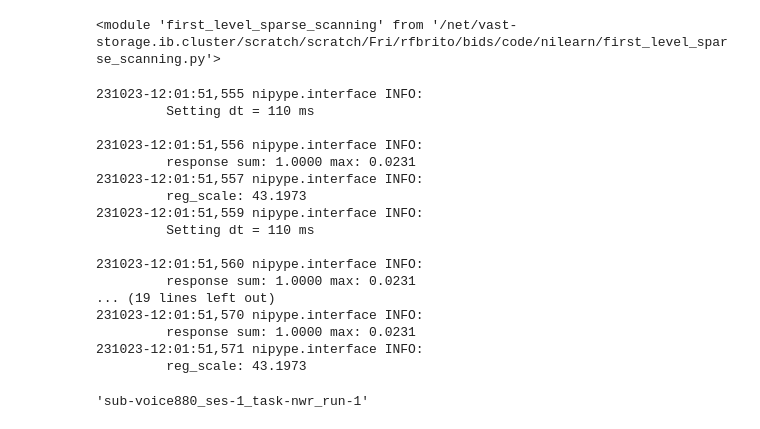
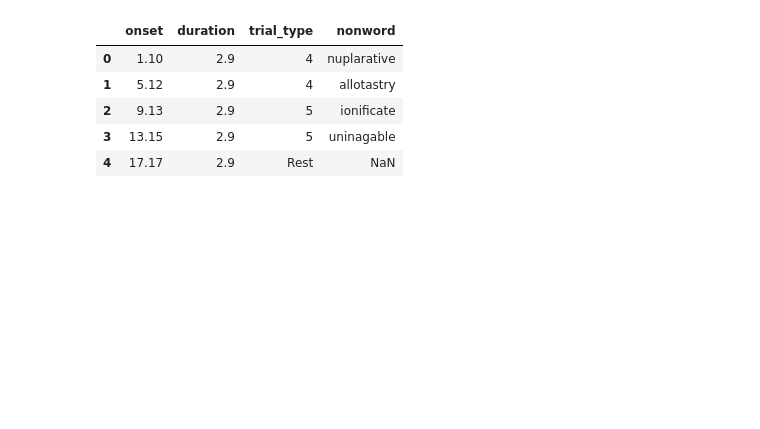
Before and after one commit to Rahul-Brito/mdd_voice_task, a Jupyter notebook: nilearn/First Level Sparse Scan Test.ipynb, the cells around one changed output. Drawn from its saved outputs; the diff is of its cells as text; code cells hidden in the pictures; blank space fills up the shorter version.

```diff
--- a/nilearn/First Level Sparse Scan Test.ipynb
+++ b/nilearn/First Level Sparse Scan Test.ipynb
@@ -32,10 +29,9 @@ import numpy as np
 import pandas as pd
 import matplotlib.pyplot as plt
 
+import statsmodels.api as sm
+
 from PIL import Image
 
 import first_level_sparse_scanning as flss
 import importlib
-importlib.reload(flss)
-# %% [output]
-<module 'first_level_sparse_scanning' from '/net/vast-storage.ib.cluster/scratch/scratch/Fri/rfbrito/bids/code/nilearn/first_level_sparse_scanning.py'>
@@ -57,25 +37,0 @@ bids_item = [parse_file_entities(events_file)]
-# %%
-return_type = 'z_score'
-contrast_maps = flss.convolve_sparse_scan_glm_with_cifti(bids_item, return_type)
-# %% [output]
-231023-12:01:51,555 nipype.interface INFO:
-         Setting dt = 110 ms
-
-231023-12:01:51,556 nipype.interface INFO:
-         response sum: 1.0000 max: 0.0231
-231023-12:01:51,557 nipype.interface INFO:
-         reg_scale: 43.1973
-231023-12:01:51,559 nipype.interface INFO:
-         Setting dt = 110 ms
-
-231023-12:01:51,560 nipype.interface INFO:
-         response sum: 1.0000 max: 0.0231
-... (19 lines left out)
-231023-12:01:51,570 nipype.interface INFO:
-         response sum: 1.0000 max: 0.0231
-231023-12:01:51,571 nipype.interface INFO:
-         reg_scale: 43.1973
-# %%
-c
-# %% [output]
-'sub-voice880_ses-1_task-nwr_run-1'
@@ -81,0 +60,32 @@ c
+# %%
+root = '../../derivatives/events_sweep'
+sub = 'voice880'
+ses = '1'
+task = 'nwr'
+run = '1'
+
+all_confounds = pd.read_csv(f"../../derivatives/fmriprep/sub-{sub}/ses-{ses}/func/sub-{sub}_ses-{ses}_task-{task}_run-{run}_desc-confounds_timeseries.tsv", sep = '\t')
+len([col for col in all_confounds.columns if 'a_comp_cor' in col])
+
+task_json = open(f"../../task-{task}_bold.json")
+task_json=json.load(task_json)
+TR = task_json['RepetitionTime']
+DT = task_json['DelayTime']
+original_events_file = f'{root}/sub-{sub}_ses-{ses}_task-{task}_run-0{run}_events.tsv'
+
+ev = pd.read_table(original_events_file)
+ev.onset = ev.onset + (TR-DT)
+ev.duration = DT
+custom_events = '../../derivatives/onset_duration_shift/test.tsv'
+ev.to_csv(custom_events, sep="\t", index=False)
+pd.read_table(custom_events).head()
+
+# glob.glob(f'/nese/mit/group/sig/om_projects/voice/bids/data/sub-{sub}/ses-{ses}/func/sub-{sub}*task-{task}*run-0{run}*events.tsv')
+#base_events = pd.read_table(events_file[0])
+# %% [output]
+|  | onset | duration | trial_type | nonword |
+| 0 | 1.10 | 2.9 | 4 | nuplarative |
+| 1 | 5.12 | 2.9 | 4 | allotastry |
+| 2 | 9.13 | 2.9 | 5 | ionificate |
+| 3 | 13.15 | 2.9 | 5 | uninagable |
+| 4 | 17.17 | 2.9 | Rest | NaN |
```
Also changed, not shown: parts of 6 cells of this notebook, 2 other files.
